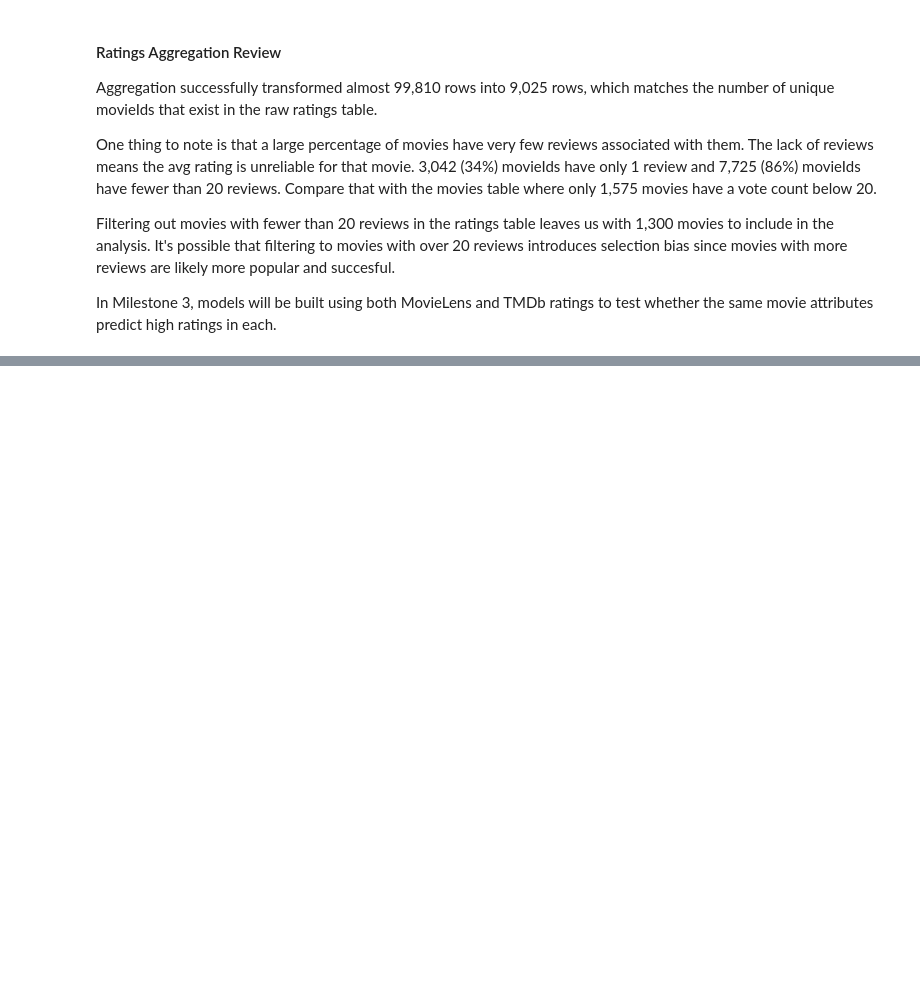
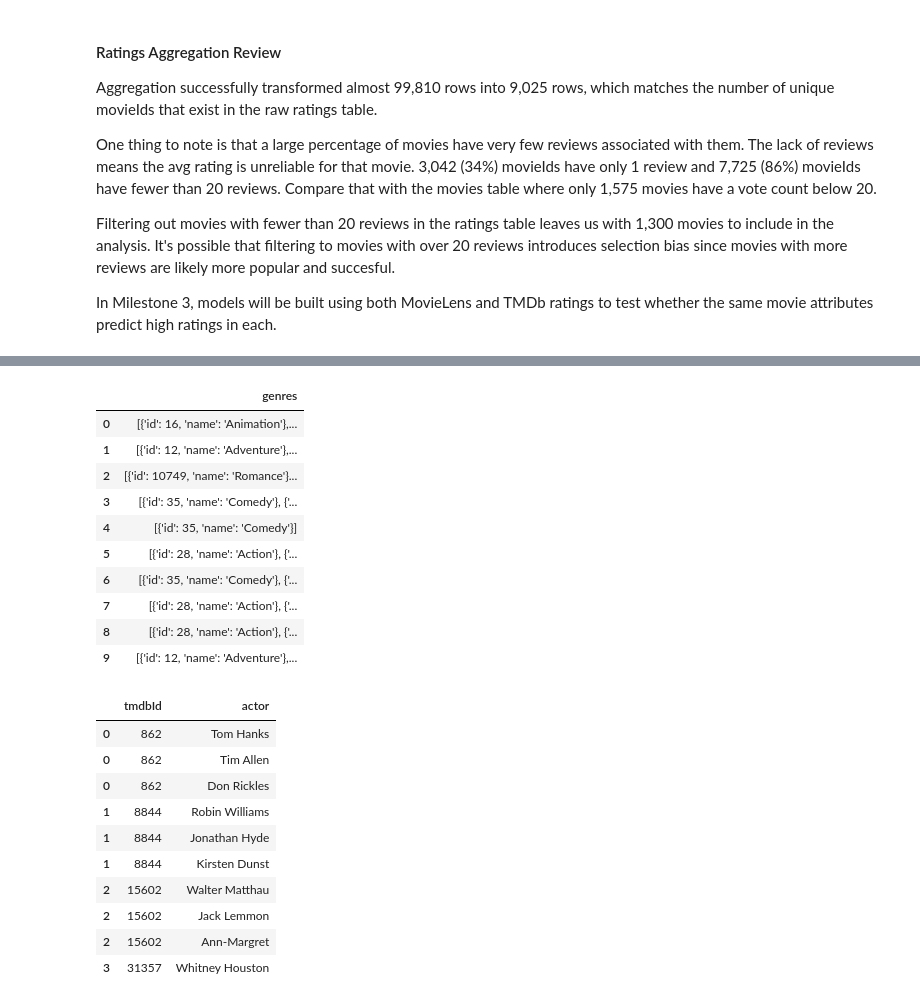
Before and after one commit to MFUTSA/Project-Option-1-Matt-Flores, a Jupyter notebook: notebooks/Milestone_2.ipynb, the cells around one changed output, grey strips where cells are left out. Cells and saved outputs as stored; diff of their text form; code cells hidden in the pictures; blank space fills up the shorter version.

Commit message:
Reshaping genres,credits,keywords into long data

```diff
--- a/notebooks/Milestone_2.ipynb
+++ b/notebooks/Milestone_2.ipynb
@@ -611,0 +619,37 @@ In Milestone 3, models will be built using both MovieLens and TMDb ratings to te
+# %%
+display(movies_clean[['genres']].head(10))
+
+movies_clean.query("genres_list == 'Romance|Comedy'")
+
+movie_cast = (
+    credits_clean[['tmdbId', 'top_cast']]
+    .assign(actor=credits_clean['top_cast'].str.split('|'))
+    .explode('actor')
+    .drop(columns='top_cast')
+)
+movie_cast['actor'] = movie_cast['actor'].str.strip()
+
+movie_cast.head(10)
+# %% [output]
+|  | genres |
+| 0 | [{'id': 16, 'name': 'Animation'},... |
+| 1 | [{'id': 12, 'name': 'Adventure'},... |
+| 2 | [{'id': 10749, 'name': 'Romance'}... |
+| 3 | [{'id': 35, 'name': 'Comedy'}, {'... |
+| 4 | [{'id': 35, 'name': 'Comedy'}] |
+| 5 | [{'id': 28, 'name': 'Action'}, {'... |
+| 6 | [{'id': 35, 'name': 'Comedy'}, {'... |
+| 7 | [{'id': 28, 'name': 'Action'}, {'... |
+| 8 | [{'id': 28, 'name': 'Action'}, {'... |
+| 9 | [{'id': 12, 'name': 'Adventure'},... |
+|  | tmdbId | actor |
+| 0 | 862 | Tom Hanks |
+| 0 | 862 | Tim Allen |
+| 0 | 862 | Don Rickles |
+| 1 | 8844 | Robin Williams |
+| 1 | 8844 | Jonathan Hyde |
+| 1 | 8844 | Kirsten Dunst |
+| 2 | 15602 | Walter Matthau |
+| 2 | 15602 | Jack Lemmon |
+| 2 | 15602 | Ann-Margret |
+| 3 | 31357 | Whitney Houston |
```
Also changed, not shown: parts of 5 cells of this notebook, 1 other file.
